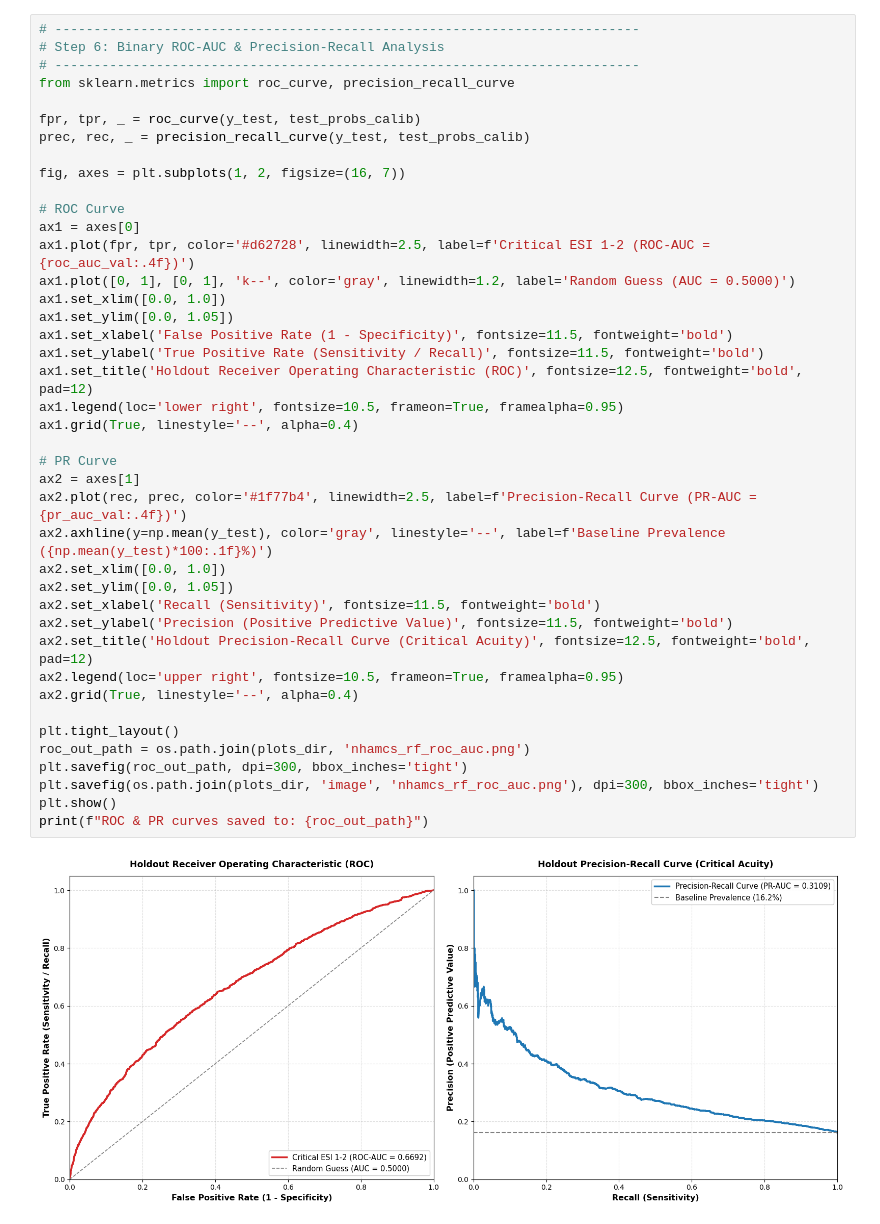
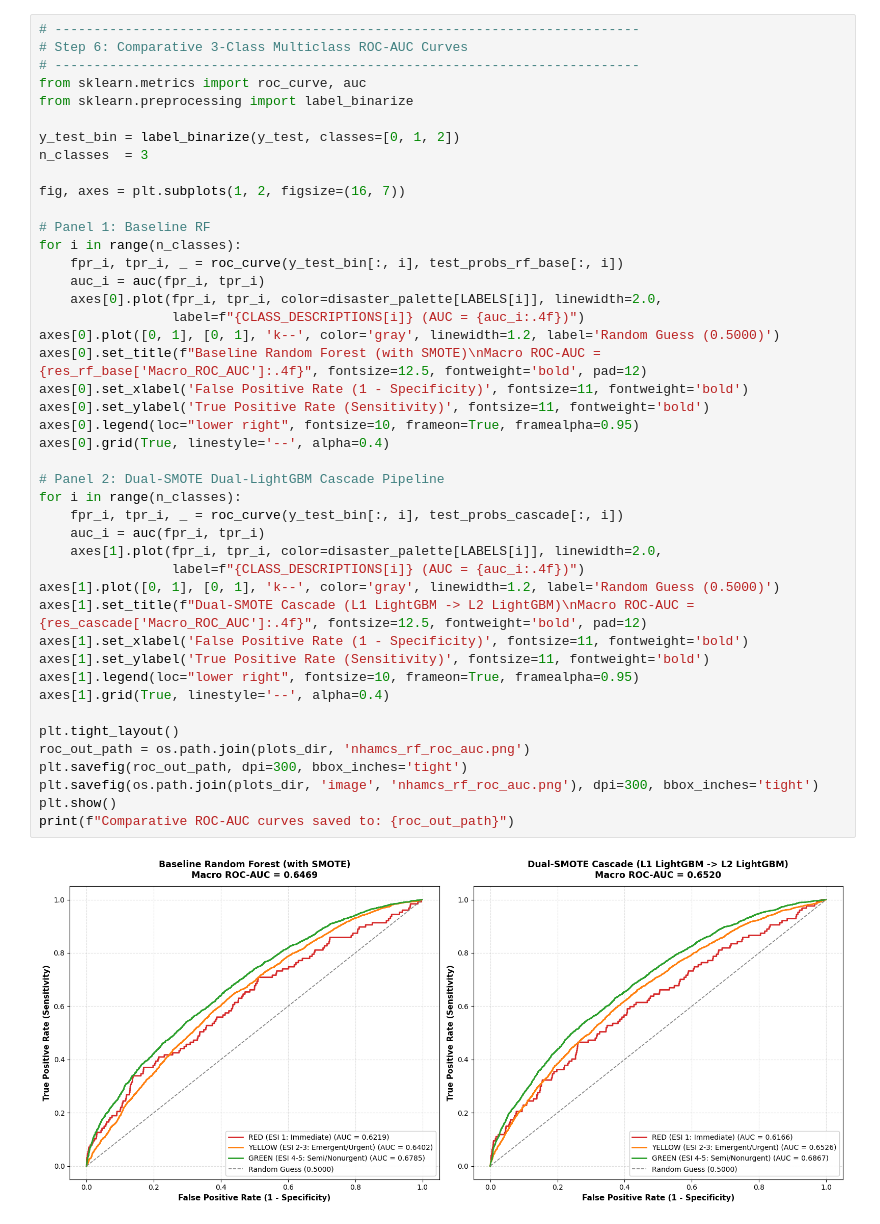
Before and after one commit to apt2736/PKM_RF, a Jupyter notebook: models/train_disaster_nhamcs_rf.ipynb, the cells around one changed output. Drawn from its saved outputs; the diff is of its cells as text.

```diff
--- a/models/train_disaster_nhamcs_rf.ipynb
+++ b/models/train_disaster_nhamcs_rf.ipynb
@@ -461,43 +465,46 @@ Generating density & distribution plots for all 24 clinical features...
 # %%
 # ---------------------------------------------------------------------------
-# Step 6: Binary ROC-AUC & Precision-Recall Analysis
+# Step 6: Comparative 3-Class Multiclass ROC-AUC Curves
 # ---------------------------------------------------------------------------
-from sklearn.metrics import roc_curve, precision_recall_curve
+from sklearn.metrics import roc_curve, auc
+from sklearn.preprocessing import label_binarize
 
-fpr, tpr, _ = roc_curve(y_test, test_probs_calib)
-prec, rec, _ = precision_recall_curve(y_test, test_probs_calib)
+y_test_bin = label_binarize(y_test, classes=[0, 1, 2])
+n_classes  = 3
 
 fig, axes = plt.subplots(1, 2, figsize=(16, 7))
 
-# ROC Curve
-ax1 = axes[0]
-ax1.plot(fpr, tpr, color='#d62728', linewidth=2.5, label=f'Critical ESI 1-2 (ROC-AUC = {roc_auc_val:.4f})')
-ax1.plot([0, 1], [0, 1], 'k--', color='gray', linewidth=1.2, label='Random Guess (AUC = 0.5000)')
-ax1.set_xlim([0.0, 1.0])
-ax1.set_ylim([0.0, 1.05])
-ax1.set_xlabel('False Positive Rate (1 - Specificity)', fontsize=11.5, fontweight='bold')
-ax1.set_ylabel('True Positive Rate (Sensitivity / Recall)', fontsize=11.5, fontweight='bold')
-ax1.set_title('Holdout Receiver Operating Characteristic (ROC)', fontsize=12.5, fontweight='bold', pad=12)
-ax1.legend(loc='lower right', fontsize=10.5, frameon=True, framealpha=0.95)
-ax1.grid(True, linestyle='--', alpha=0.4)
+# Panel 1: Baseline RF
+for i in range(n_classes):
+    fpr_i, tpr_i, _ = roc_curve(y_test_bin[:, i], test_probs_rf_base[:, i])
+    auc_i = auc(fpr_i, tpr_i)
+    axes[0].plot(fpr_i, tpr_i, color=disaster_palette[LABELS[i]], linewidth=2.0,
+                 label=f"{CLASS_DESCRIPTIONS[i]} (AUC = {auc_i:.4f})")
+axes[0].plot([0, 1], [0, 1], 'k--', color='gray', linewidth=1.2, label='Random Guess (0.5000)')
+axes[0].set_title(f"Baseline Random Forest (with SMOTE)\nMacro ROC-AUC = {res_rf_base['Macro_ROC_AUC']:.4f}", fontsize=12.5, fontweight='bold', pad=12)
+axes[0].set_xlabel('False Positive Rate (1 - Specificity)', fontsize=11, fontweight='bold')
+axes[0].set_ylabel('True Positive Rate (Sensitivity)', fontsize=11, fontweight='bold')
+axes[0].legend(loc="lower right", fontsize=10, frameon=True, framealpha=0.95)
+axes[0].grid(True, linestyle='--', alpha=0.4)
 
-# PR Curve
-ax2 = axes[1]
-ax2.plot(rec, prec, color='#1f77b4', linewidth=2.5, label=f'Precision-Recall Curve (PR-AUC = {pr_auc_val:.4f})')
-ax2.axhline(y=np.mean(y_test), color='gray', linestyle='--', label=f'Baseline Prevalence ({np.mean(y_test)*100:.1f}%)')
-ax2.set_xlim([0.0, 1.0])
-ax2.set_ylim([0.0, 1.05])
-ax2.set_xlabel('Recall (Sensitivity)', fontsize=11.5, fontweight='bold')
-ax2.set_ylabel('Precision (Positive Predictive Value)', fontsize=11.5, fontweight='bold')
-ax2.set_title('Holdout Precision-Recall Curve (Critical Acuity)', fontsize=12.5, fontweight='bold', pad=12)
-ax2.legend(loc='upper right', fontsize=10.5, frameon=True, framealpha=0.95)
-ax2.grid(True, linestyle='--', alpha=0.4)
+# Panel 2: Dual-SMOTE Dual-LightGBM Cascade Pipeline
+for i in range(n_classes):
+    fpr_i, tpr_i, _ = roc_curve(y_test_bin[:, i], test_probs_cascade[:, i])
+    auc_i = auc(fpr_i, tpr_i)
+    axes[1].plot(fpr_i, tpr_i, color=disaster_palette[LABELS[i]], linewidth=2.0,
+                 label=f"{CLASS_DESCRIPTIONS[i]} (AUC = {auc_i:.4f})")
+axes[1].plot([0, 1], [0, 1], 'k--', color='gray', linewidth=1.2, label='Random Guess (0.5000)')
+axes[1].set_title(f"Dual-SMOTE Cascade (L1 LightGBM -> L2 LightGBM)\nMacro ROC-AUC = {res_cascade['Macro_ROC_AUC']:.4f}", fontsize=12.5, fontweight='bold', pad=12)
+axes[1].set_xlabel('False Positive Rate (1 - Specificity)', fontsize=11, fontweight='bold')
+axes[1].set_ylabel('True Positive Rate (Sensitivity)', fontsize=11, fontweight='bold')
+axes[1].legend(loc="lower right", fontsize=10, frameon=True, framealpha=0.95)
+axes[1].grid(True, linestyle='--', alpha=0.4)
 
 plt.tight_layout()
 roc_out_path = os.path.join(plots_dir, 'nhamcs_rf_roc_auc.png')
 plt.savefig(roc_out_path, dpi=300, bbox_inches='tight')
 plt.savefig(os.path.join(plots_dir, 'image', 'nhamcs_rf_roc_auc.png'), dpi=300, bbox_inches='tight')
 plt.show()
-print(f"ROC & PR curves saved to: {roc_out_path}")
+print(f"Comparative ROC-AUC curves saved to: {roc_out_path}")
 # %% [output]
-[figure, old version]
+[figure, new version]
```
Also changed, not shown: parts of 12 cells of this notebook, 44 other files.
